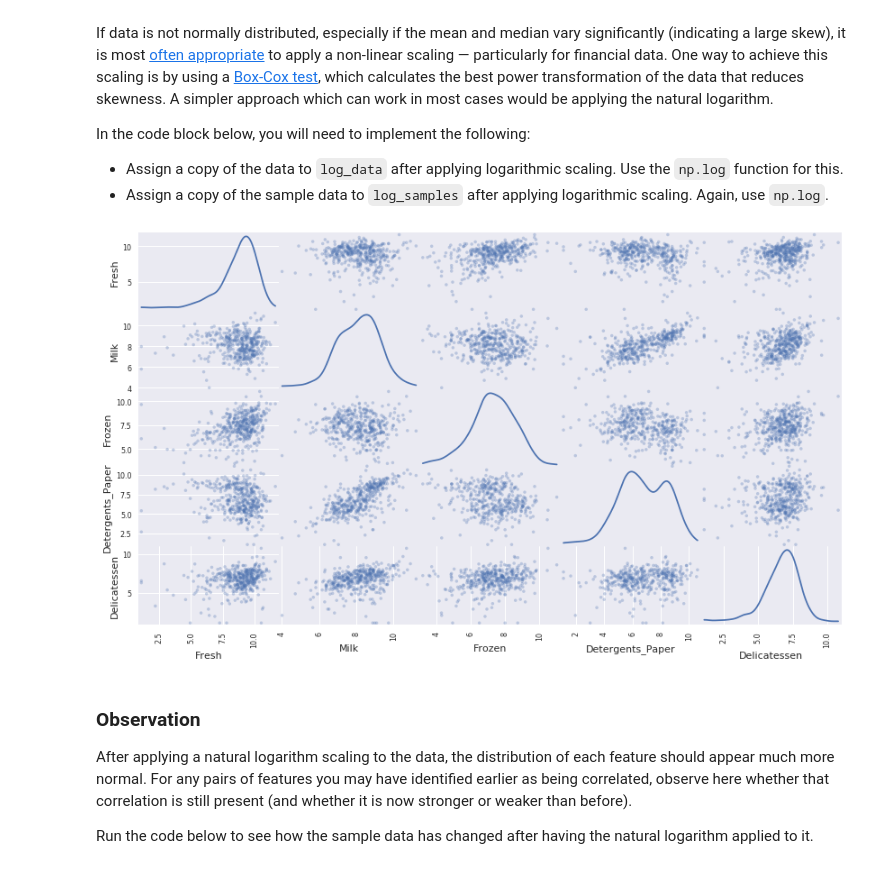
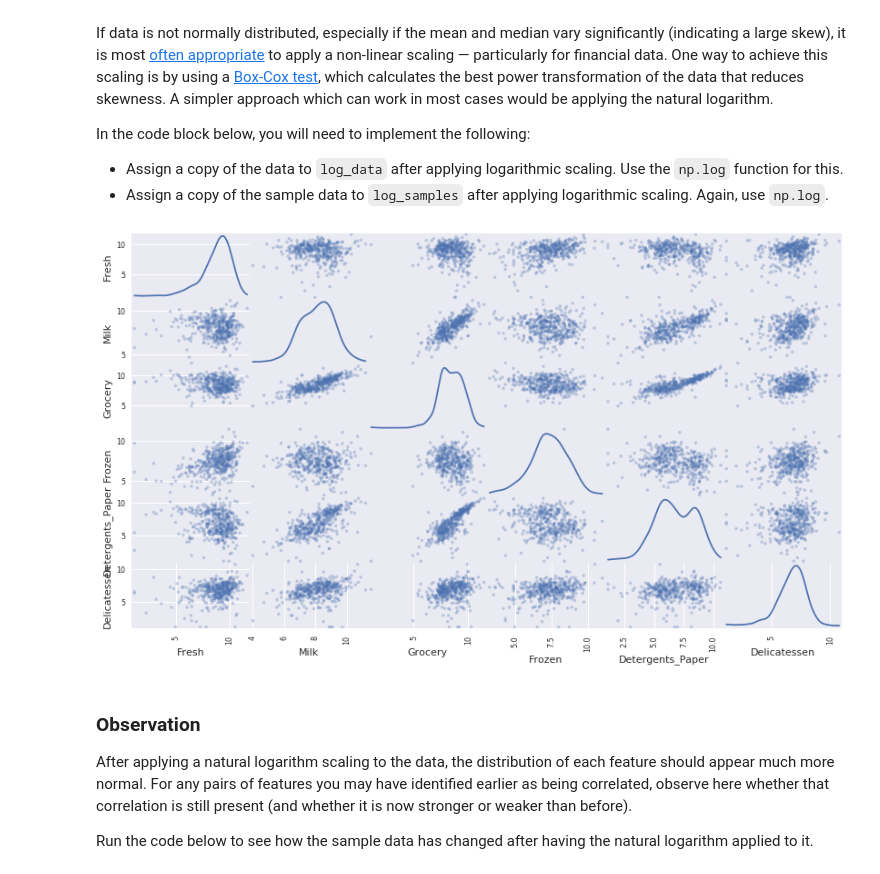
Before and after one commit to yanpozka/machine-learning, a Jupyter notebook: projects/customer_segments/customer_segments.ipynb, the cells around one changed output. Drawn from its saved outputs; the diff is of its cells as text; code cells hidden in the pictures.

Commit message:
Fixed outliers. Added cool visualization

```diff
--- a/projects/customer_segments/customer_segments.ipynb
+++ b/projects/customer_segments/customer_segments.ipynb
@@ -205,15 +239,15 @@ In the code block below, you will need to implement the following:
 # %%
 import numpy as np
 # Scale the data using the natural logarithm
-log_data = np.log(new_data)
+log_data = np.log(data)
 
 # Scale the sample data using the natural logarithm
-log_samples = np.log(samples)
+log_samples = pd.DataFrame(log_data.loc[indices], columns = data.keys()).reset_index(drop = True) # np.log(samples)
 
 # Produce a scatter matrix for each pair of newly-transformed features
 mama = pd.plotting.scatter_matrix(log_data, alpha = 0.3, figsize = (14,8), diagonal = 'kde')
 # %% [output]
-[figure, old version]
+[figure, new version]
 # %% [markdown]
 ### Observation
 After applying a natural logarithm scaling to the data, the distribution of each feature should appear much more normal. For any pairs of features you may have identified earlier as being correlated, observe here whether that correlation is still present (and whether it is now stronger or weaker than before).
```
Also changed, not shown: parts of 5 cells of this notebook.
